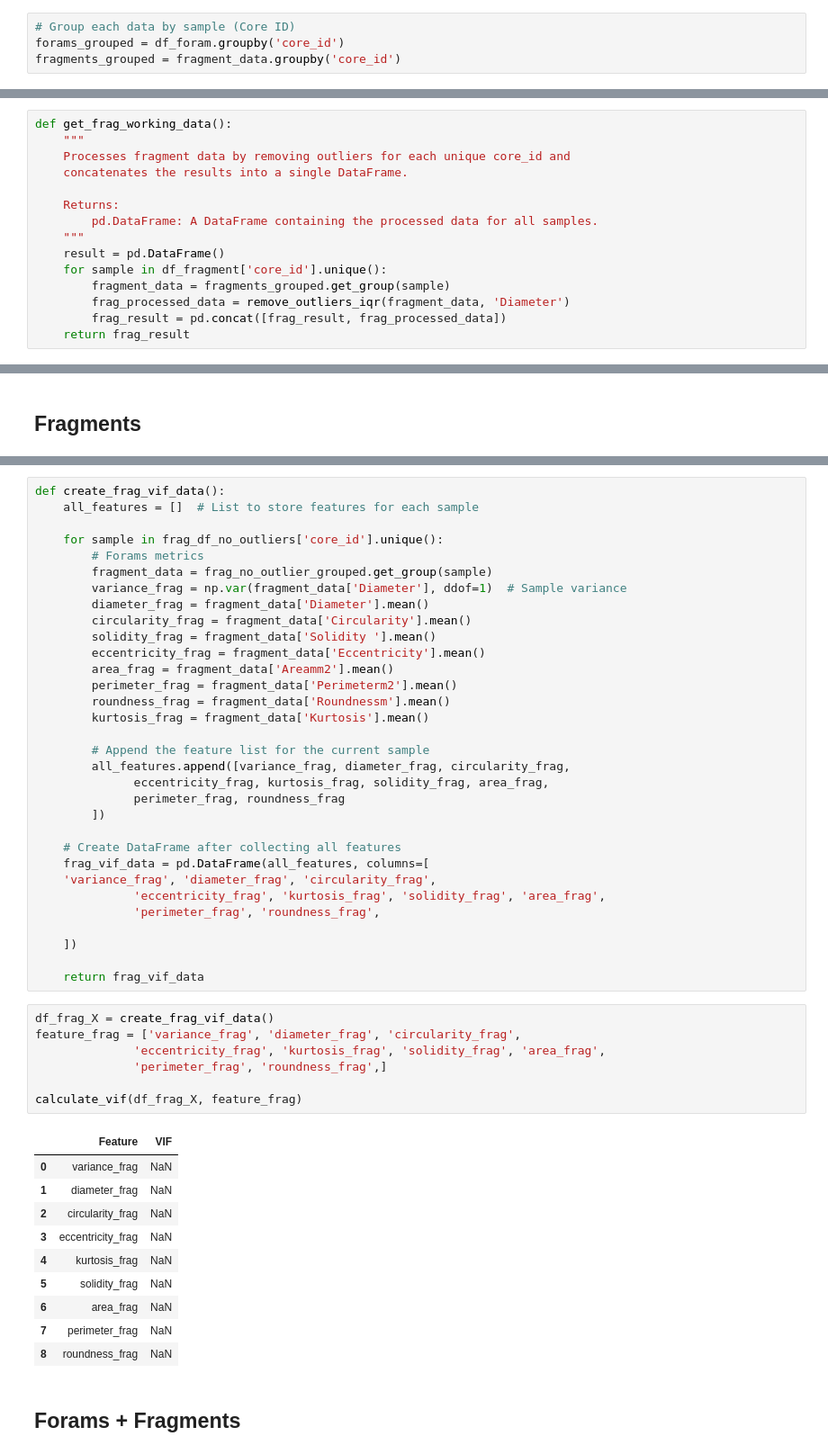
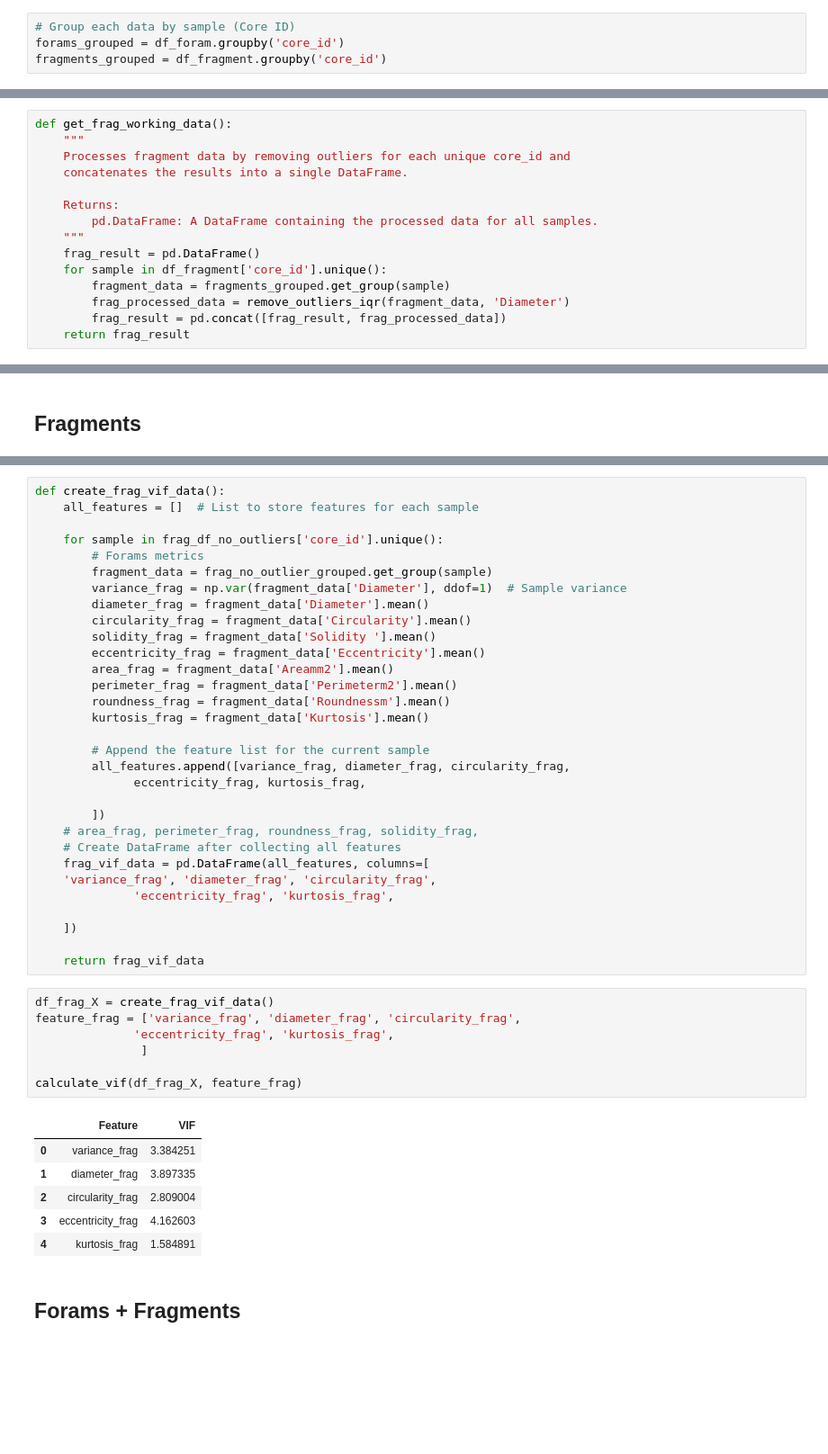
Before and after one commit to MichAdebayo/Dissolution-proxy-manuscript, a Jupyter notebook: manuscript.ipynb, the cells around one changed output, grey strips where cells are left out. Shown at 90% size. Cells and saved outputs as stored; diff of their text form; blank space fills up the shorter version.

```diff
--- a/manuscript.ipynb
+++ b/manuscript.ipynb
@@ -149,7 +140,7 @@ print(missing_target_cores_frag) # Should return an empty list if no core is mis
 # %%
 # Group each data by sample (Core ID)
 forams_grouped = df_foram.groupby('core_id')
-fragments_grouped = fragment_data.groupby('core_id')
+fragments_grouped = df_fragment.groupby('core_id')
 # %% [markdown]
 ## Remove Outliers
 # %%
@@ -201,7 +192,7 @@ def get_frag_working_data():
     Returns:
         pd.DataFrame: A DataFrame containing the processed data for all samples.
     """
-    result = pd.DataFrame()
+    frag_result = pd.DataFrame()
     for sample in df_fragment['core_id'].unique():
         fragment_data = fragments_grouped.get_group(sample)
         frag_processed_data = remove_outliers_iqr(fragment_data, 'Diameter')
@@ -335,15 +306,14 @@ def create_frag_vif_data():
 
         # Append the feature list for the current sample
         all_features.append([variance_frag, diameter_frag, circularity_frag,
-              eccentricity_frag, kurtosis_frag, solidity_frag, area_frag,
-              perimeter_frag, roundness_frag
+              eccentricity_frag, kurtosis_frag,
+
         ])
-
+    # area_frag, perimeter_frag, roundness_frag, solidity_frag,
     # Create DataFrame after collecting all features
     frag_vif_data = pd.DataFrame(all_features, columns=[
     'variance_frag', 'diameter_frag', 'circularity_frag',
-              'eccentricity_frag', 'kurtosis_frag', 'solidity_frag', 'area_frag',
-              'perimeter_frag', 'roundness_frag',
+              'eccentricity_frag', 'kurtosis_frag',
 
     ])
 
@@ -351,20 +321,16 @@ def create_frag_vif_data():
 # %%
 df_frag_X = create_frag_vif_data()
 feature_frag = ['variance_frag', 'diameter_frag', 'circularity_frag',
-              'eccentricity_frag', 'kurtosis_frag', 'solidity_frag', 'area_frag',
-              'perimeter_frag', 'roundness_frag',]
+              'eccentricity_frag', 'kurtosis_frag',
+               ]
 
 calculate_vif(df_frag_X, feature_frag)
 # %% [output]
 |  | Feature | VIF |
-| 0 | variance_frag | NaN |
-| 1 | diameter_frag | NaN |
-| 2 | circularity_frag | NaN |
-| 3 | eccentricity_frag | NaN |
-| 4 | kurtosis_frag | NaN |
-| 5 | solidity_frag | NaN |
-| 6 | area_frag | NaN |
-| 7 | perimeter_frag | NaN |
-| 8 | roundness_frag | NaN |
+| 0 | variance_frag | 3.384251 |
+| 1 | diameter_frag | 3.897335 |
+| 2 | circularity_frag | 2.809004 |
+| 3 | eccentricity_frag | 4.162603 |
+| 4 | kurtosis_frag | 1.584891 |
 # %% [markdown]
 ## Forams + Fragments
```
Also changed, not shown: parts of 59 cells of this notebook.
